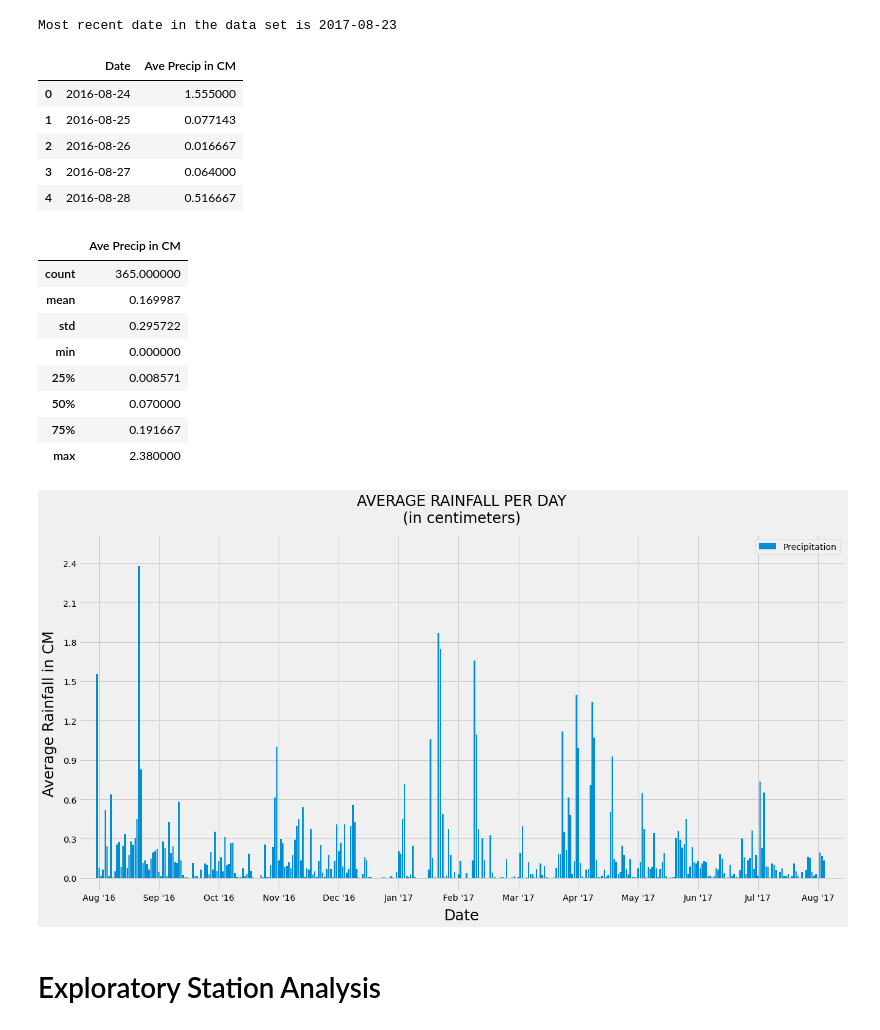
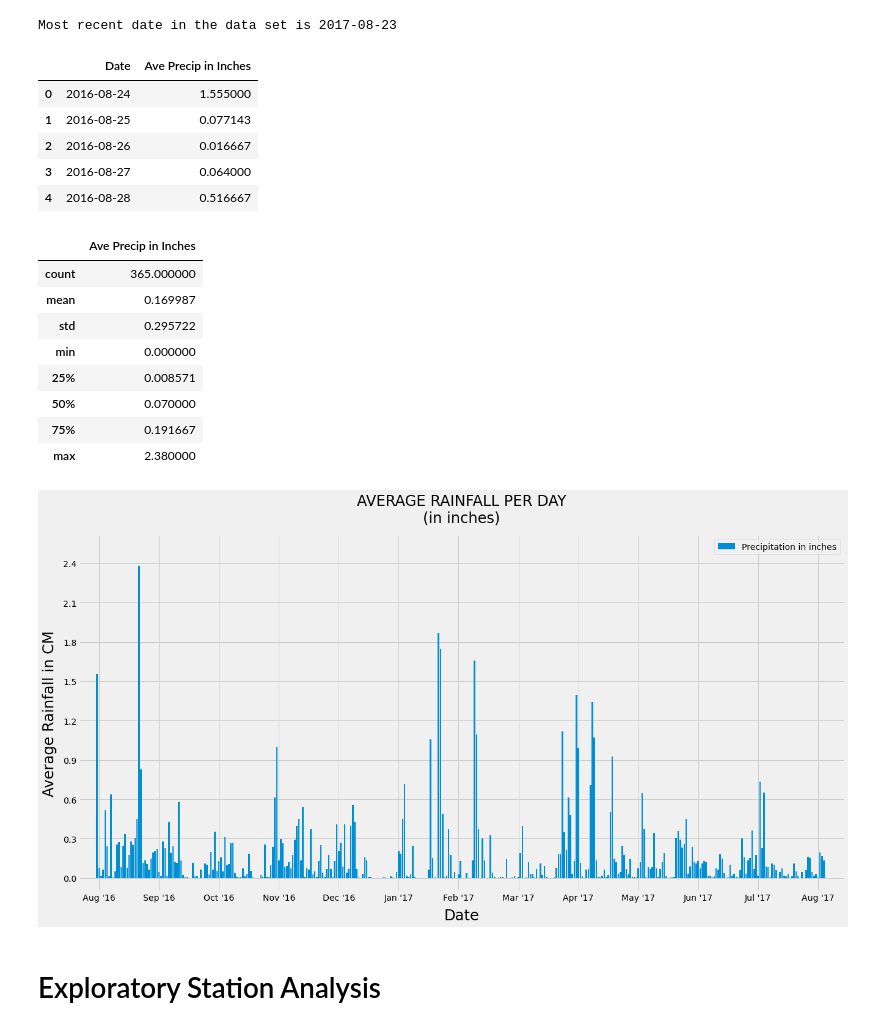
Before and after one commit to kennethcandersen/Weather-Database-and-API-Service, a Jupyter notebook: climate_starter.ipynb, the cells around one changed output. Drawn from its saved outputs; the diff is of its cells as text; code cells hidden in the pictures.

```diff
--- a/climate_starter.ipynb
+++ b/climate_starter.ipynb
@@ -71,7 +75,9 @@ session = Session(engine)
 # %%
 # Find the most recent date in the data set.
 
-most_recent_date = session.query(Measurements).order_by(Measurements.date.desc()).first()
+    # Sort measurements by descending by date and return the first one (the most recent date)
+most_recent_date = session.query(Measurements).\
+    order_by(Measurements.date.desc()).first()
 
 print(f"Most recent date in the data set is {most_recent_date.date}")
 # %% [output]
@@ -79,20 +85,24 @@ Most recent date in the data set is 2017-08-23
 # %%
 # Design a query to retrieve the last 12 months of precipitation data
 
+    # Turn the most recent date into a datetime object so that the date of 1 year earlier can be calculated
 most_recent_date_dt_object = dt.strptime(most_recent_date.date, '%Y-%m-%d')
 
+    # Calculate date of 12 months before
 year_ago = dt.date(most_recent_date_dt_object) - timedelta(days=365)
 
+    # Query date and precipiation, filter for last 12 months group and order by date
 stmt = session.query(Measurements.date, func.avg(Measurements.prcp)).\
     filter(Measurements.date > year_ago).\
     group_by(Measurements.date).order_by(Measurements.date).statement
 
+    # Create the dataframe and clean up column names
 average_prcp_df = pd.read_sql_query(stmt, session.bind).\
-    rename(columns={'date' : 'Date', 'avg_1': 'Ave Precip in CM'})
+    rename(columns={'date' : 'Date', 'avg_1': 'Ave Precip in Inches'})
 
 average_prcp_df.head()
 # %% [output]
-|  | Date | Ave Precip in CM |
+|  | Date | Ave Precip in Inches |
 | 0 | 2016-08-24 | 1.555000 |
 | 1 | 2016-08-25 | 0.077143 |
 | 2 | 2016-08-26 | 0.016667 |
@@ -103,7 +113,7 @@ average_prcp_df.head()
 
 average_prcp_df.describe()
 # %% [output]
-|  | Ave Precip in CM |
+|  | Ave Precip in Inches |
 | count | 365.000000 |
 | mean | 0.169987 |
 | std | 0.295722 |
@@ -115,41 +125,45 @@ average_prcp_df.describe()
 # %%
 #Plot the average precipitation results.
 
-plt.figure(num=None, figsize=(20,10), dpi=None,
-                         facecolor=None, edgecolor=None, frameon=True)
+plt.figure(num=None, figsize=(20,10), dpi=None,                  # Set up plt figure
+            facecolor=None, edgecolor=None, frameon=True)
 
-x_axis = average_prcp_df['Date']
+x_axis = average_prcp_df['Date']                                 # Set x axis as dates
 
-y_axis = average_prcp_df['Ave Precip in CM']
-l = len(average_prcp_df)
+y_axis = average_prcp_df['Ave Precip in Inches']
 
+l = len(average_prcp_df)                                         # This next blocks sets up the ticks
 prcp_range = max(y_axis)-min(y_axis)
+x_tx = [tk_x for tk_x in range(1, (l)+1, int(l/12))]             # Calculates number of x ticks as
+                                                                 #    as number of months in the data set
+y_tx = [round(tk_y,2) for tk_y in np.arange(0,                   # Calculates number of y ticks to give them a nice
+        math.ceil(prcp_range), math.ceil(prcp_range)/10)]        #    spread
 
-x_tx = [tk_x for tk_x in range(1, (l)+1, int(l/12))]
-y_tx = [round(tk_y,2) for tk_y in np.arange(0, math.ceil(prcp_range), math.ceil(prcp_range)/10)]
+                                                                 # Automatically calculates and formats the months
+labels=[dt.strptime(x_axis[tk], '%Y-%m-%d').strftime("%b \'%y") for tk in x_tx]  # in the data set to use as x ticks
 
-labels=[dt.strptime(x_axis[tk], '%Y-%m-%d').strftime("%b \'%y") for tk in x_tx]
+plt.xticks(ticks=x_tx, labels=labels)                            # Assign x ticks
+plt.yticks(ticks=y_tx)                                           # Assign y ticks
 
-plt.xticks(ticks=x_tx, labels=labels)
-plt.yticks(ticks=y_tx)
+plt.bar(x_axis, y_axis, label='Precipitation in inches')         # Plot the bar chart
 
-plt.bar(x_axis, y_axis, label='Precipitation')
+plt.xlim(-len(x_axis)*.025, len(x_axis)*1.025)                   # Give x axis some space
+plt.ylim(-.1, max(y_axis)*1.1)                                   # Give y axis some space
 
-plt.xlim(-len(x_axis)*.025, len(x_axis)*1.025)
-plt.ylim(-.1, max(y_axis)*1.1)
+plt.title("AVERAGE RAINFALL PER DAY\n(in inches)",               # Set up title
+          fontsize='xx-large', loc='center', pad=20)
 
-plt.title("AVERAGE RAINFALL PER DAY\n(in centimeters)", fontsize='xx-large',             # Set up title
-          loc='center', pad=20)
-plt.xlabel("Date", fontsize='xx-large', labelpad=10)
-plt.ylabel("Average Rainfall in CM", fontsize='xx-large', labelpad=10)
-plt.legend()
+plt.xlabel("Date", fontsize='xx-large', labelpad=10)             # Set up x axis label
+plt.ylabel("Average Rainfall in CM",                             # Set up y axis label
+           fontsize='xx-large', labelpad=10)
+plt.legend()                                                     # Add legend
 
 
-plt.savefig("output_charts/average_rainfall.png", transparent=False)        # Export chart
-
+plt.savefig("output_charts/average_rainfall.png",                # Export chart
+            transparent=False)
 plt.show()
 # %% [output]
-[figure, old version]
+[figure, new version]
 # %% [markdown]
 # Exploratory Station Analysis
 # %%
```
Also changed, not shown: parts of 13 cells of this notebook, 6 other files.
